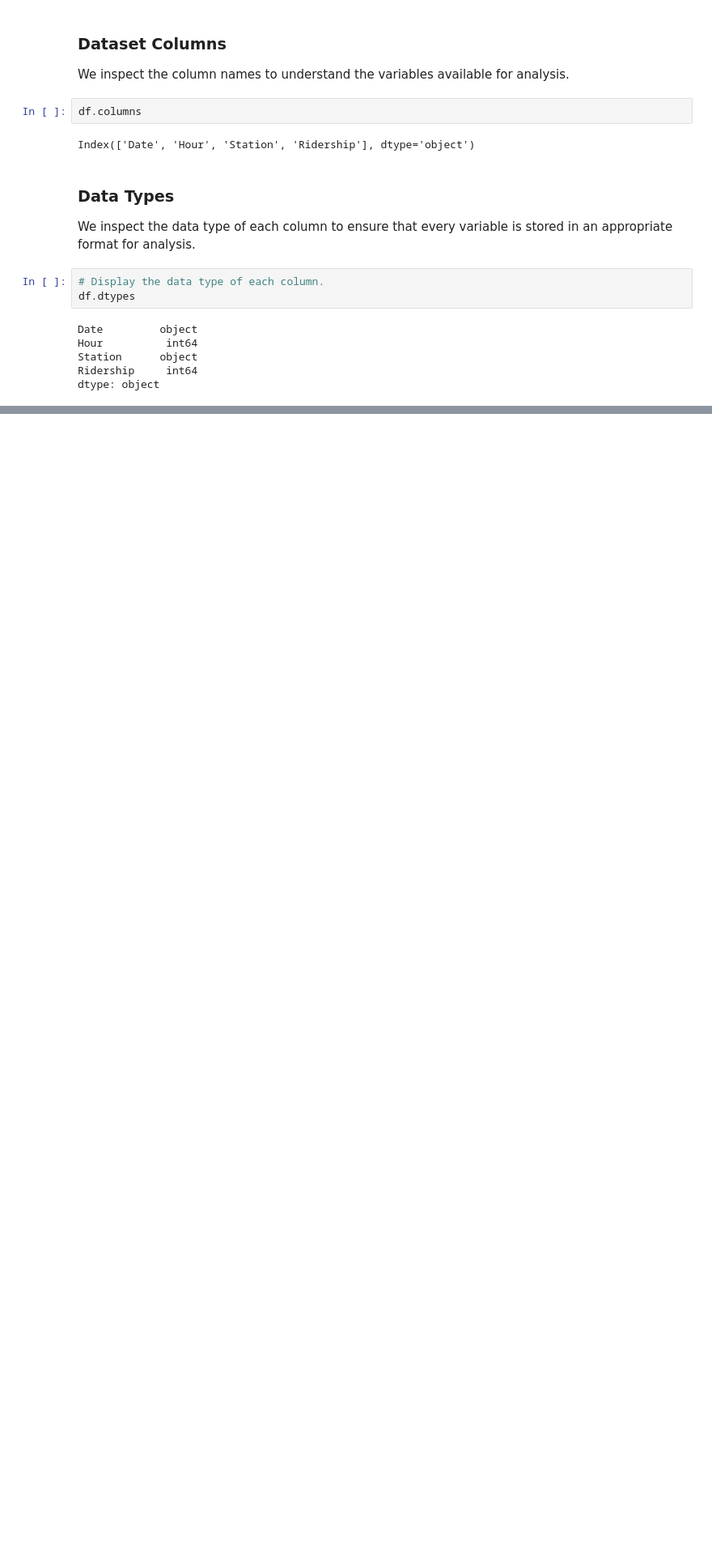
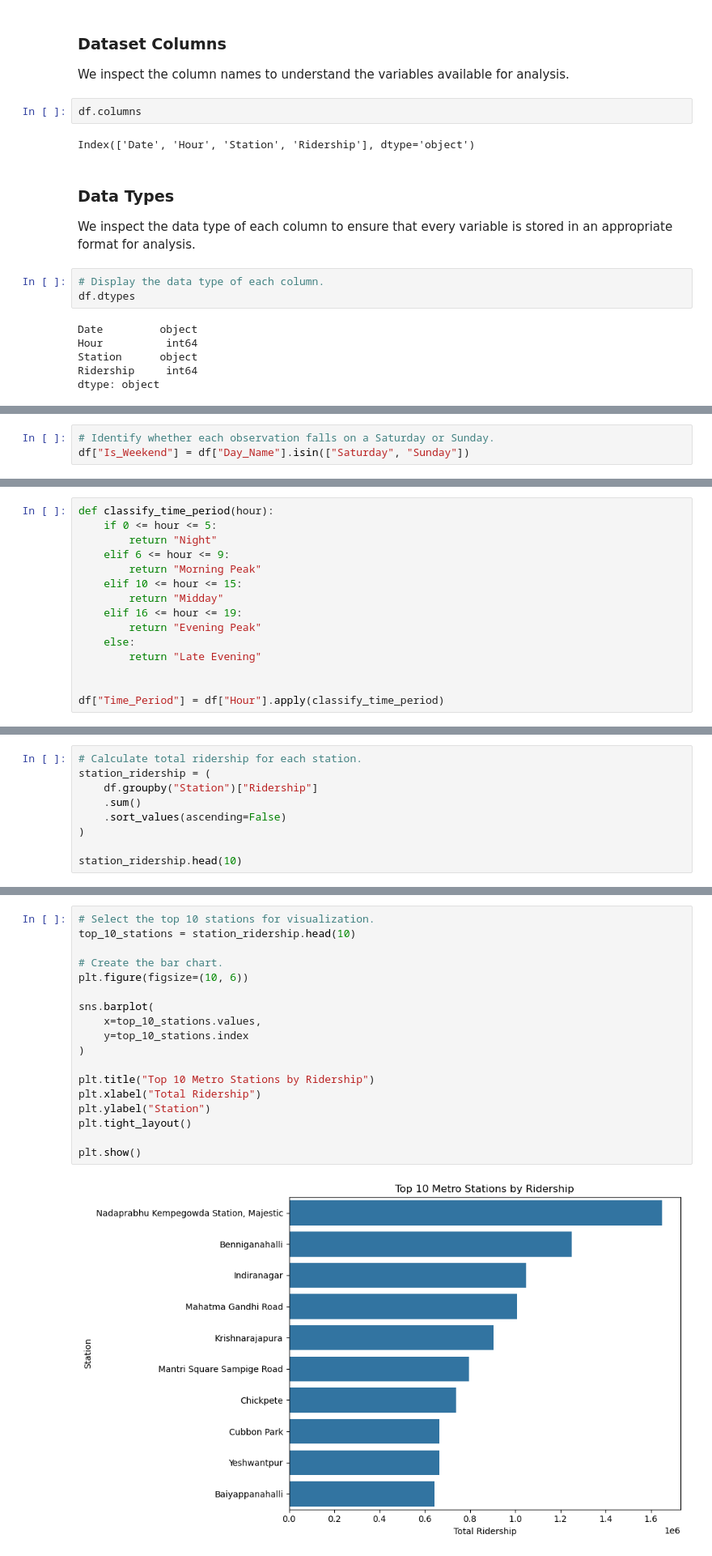
Before and after one commit to kaushiki2024/metro-operations-analytics, a Jupyter notebook: notebook/01_data_cleaning_and_eda.ipynb, the cells around one changed output, grey strips where cells are left out. Shown at 81% size. Saved outputs shown, nothing was run; the diff lists cells and outputs as text; blank space fills up the shorter version.

```diff
--- a/notebook/01_data_cleaning_and_eda.ipynb
+++ b/notebook/01_data_cleaning_and_eda.ipynb
@@ -106,0 +327,3 @@ dtype: object
+# %%
+# Identify whether each observation falls on a Saturday or Sunday.
+df["Is_Weekend"] = df["Day_Name"].isin(["Saturday", "Sunday"])
@@ -106,0 +348,15 @@ dtype: object
+# %%
+def classify_time_period(hour):
+    if 0 <= hour <= 5:
+        return "Night"
+    elif 6 <= hour <= 9:
+        return "Morning Peak"
+    elif 10 <= hour <= 15:
+        return "Midday"
+    elif 16 <= hour <= 19:
+        return "Evening Peak"
+    else:
+        return "Late Evening"
+
+
+df["Time_Period"] = df["Hour"].apply(classify_time_period)
@@ -106,0 +436,9 @@ dtype: object
+# %%
+# Calculate total ridership for each station.
+station_ridership = (
+    df.groupby("Station")["Ridership"]
+    .sum()
+    .sort_values(ascending=False)
+)
+
+station_ridership.head(10)
@@ -106,0 +466,20 @@ dtype: object
+# %%
+# Select the top 10 stations for visualization.
+top_10_stations = station_ridership.head(10)
+
+# Create the bar chart.
+plt.figure(figsize=(10, 6))
+
+sns.barplot(
+    x=top_10_stations.values,
+    y=top_10_stations.index
+)
+
+plt.title("Top 10 Metro Stations by Ridership")
+plt.xlabel("Total Ridership")
+plt.ylabel("Station")
+plt.tight_layout()
+
+plt.show()
+# %% [output]
+[figure, added]
```
Also changed, not shown: parts of 91 cells of this notebook.
